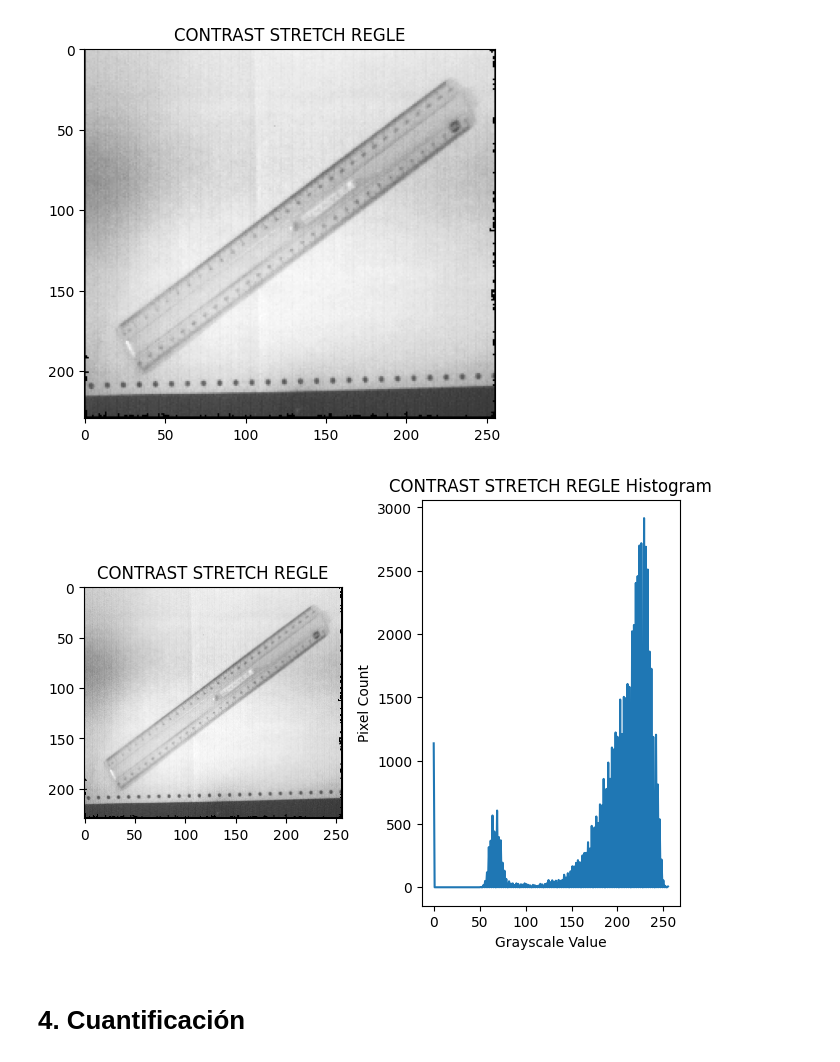
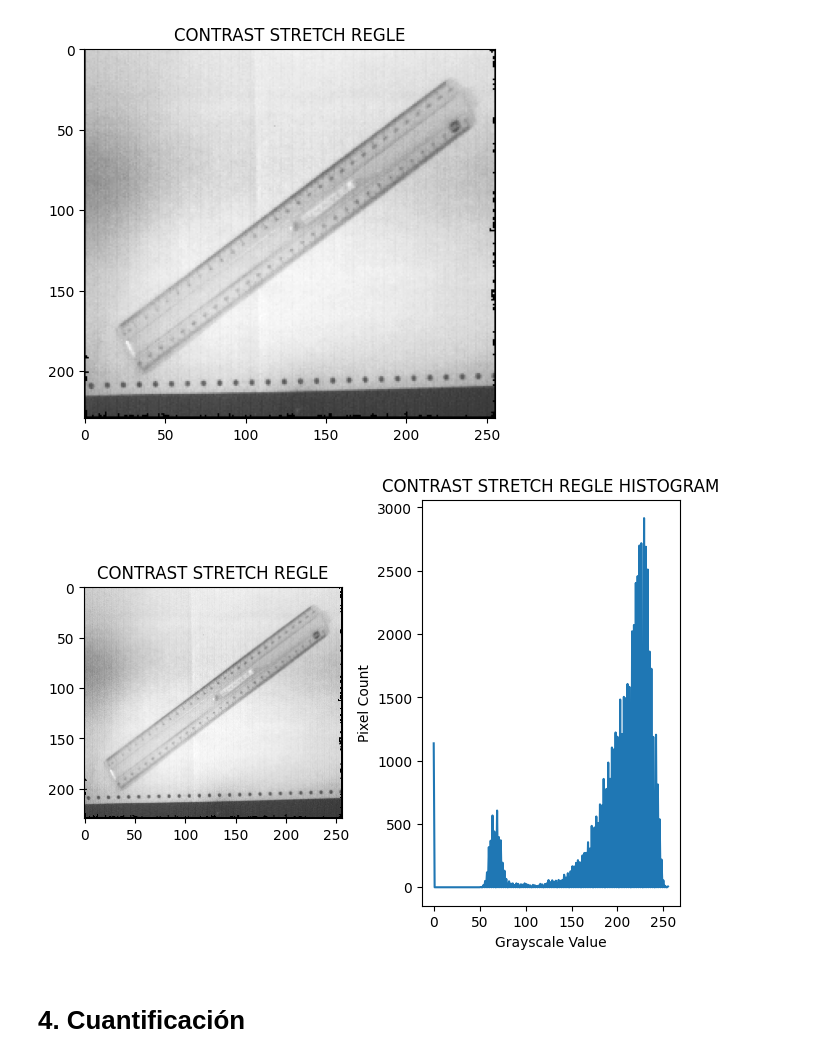
Before and after one commit to ISIS-4825-Assignments/Assignment-1, a Jupyter notebook: src/workshop_1.ipynb, the cells around one changed output. Drawn from its saved outputs; the diff is of its cells as text; code cells hidden in the pictures.

```diff
--- a/src/workshop_1.ipynb
+++ b/src/workshop_1.ipynb
@@ -195,17 +206,18 @@ plt.show()
 # %%
 hist_contrast_stretch_regle = cv2.calcHist([contrast_stretch_image], [0], None, [256], [0, 256])
 
 fig, ax = plt.subplots(1, 2, layout = "constrained")
 
 ax[0].imshow(contrast_stretch_image, cmap = "gray")
 ax[0].set_title("CONTRAST STRETCH REGLE")
+
 ax[1].plot(hist_contrast_stretch_regle)
-ax[1].set_title("CONTRAST STRETCH REGLE Histogram")
+ax[1].set_title("CONTRAST STRETCH REGLE HISTOGRAM")
 ax[1].set_xlabel("Grayscale Value")
 ax[1].set_ylabel("Pixel Count")
 
 plt.show()
 # %% [output]
-[figure, old version]
+[figure, new version]
 # %% [markdown]
 # 4. Cuantificación
```
Also changed, not shown: parts of 22 cells of this notebook, 1 other file.
